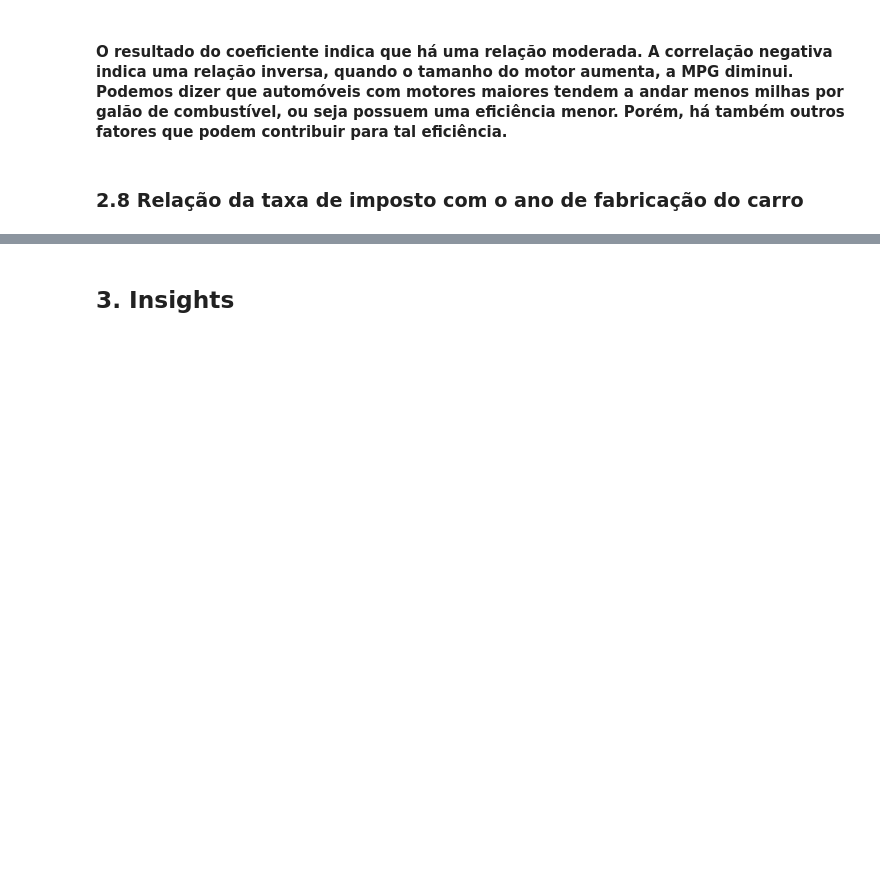
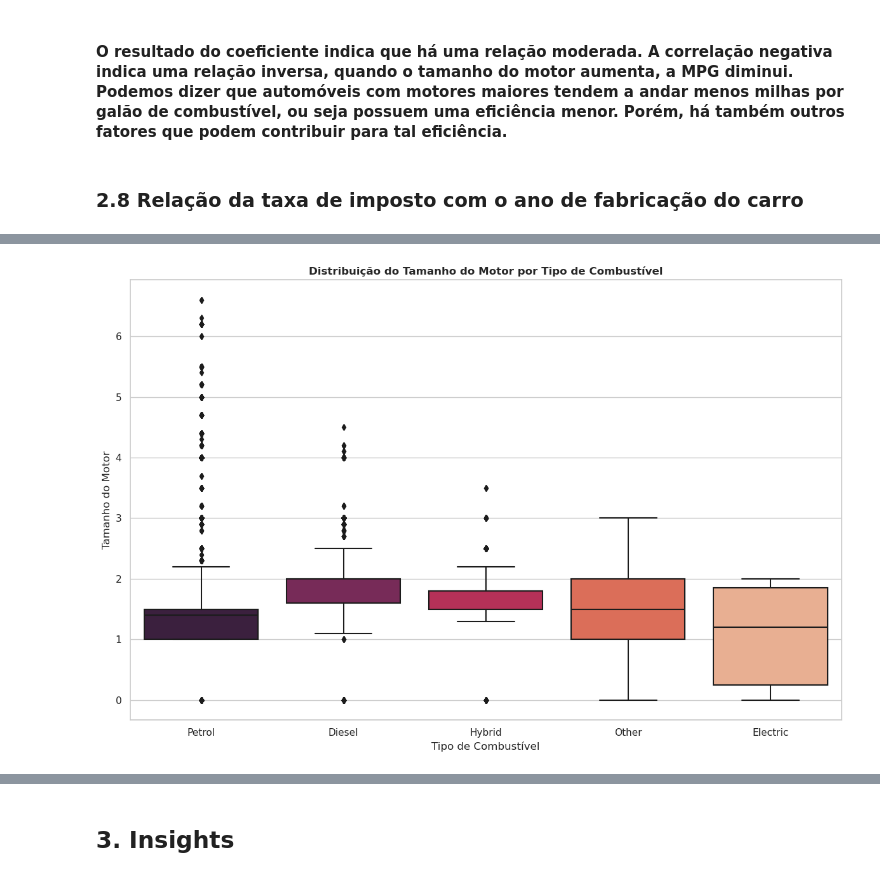
Before and after one commit to atlantico-academy/data-fusion, a Jupyter notebook: notebooks/01-exploratory_data_analysis.ipynb, the cells around one changed output, grey strips where cells are left out. Saved outputs shown, nothing was run; the diff lists cells and outputs as text; code cells hidden in the pictures; blank space fills up the shorter version.

Commit message:
adiciona novas alteracoes

```diff
--- a/notebooks/01-exploratory_data_analysis.ipynb
+++ b/notebooks/01-exploratory_data_analysis.ipynb
@@ -278,0 +344,17 @@ Coeficiente de correção entre engine size e MPG: -0.24934578273144364
+# %%
+plt.figure(figsize=(12, 8))
+ax = sns.boxplot(
+    data=df,
+    x='fuelType',
+    y='engineSize',
+    palette=sns.color_palette("rocket", df['fuelType'].nunique())
+)
+
+# Definir detalhes adicionais do gráfico
+ax.set_title('Distribuição do Tamanho do Motor por Tipo de Combustível', fontweight='bold')
+ax.set_xlabel('Tipo de Combustível')
+ax.set_ylabel('Tamanho do Motor')
+plt.tight_layout()
+plt.show()
+# %% [output]
+[figure, added]
```
Also changed, not shown: parts of 7 cells of this notebook.
